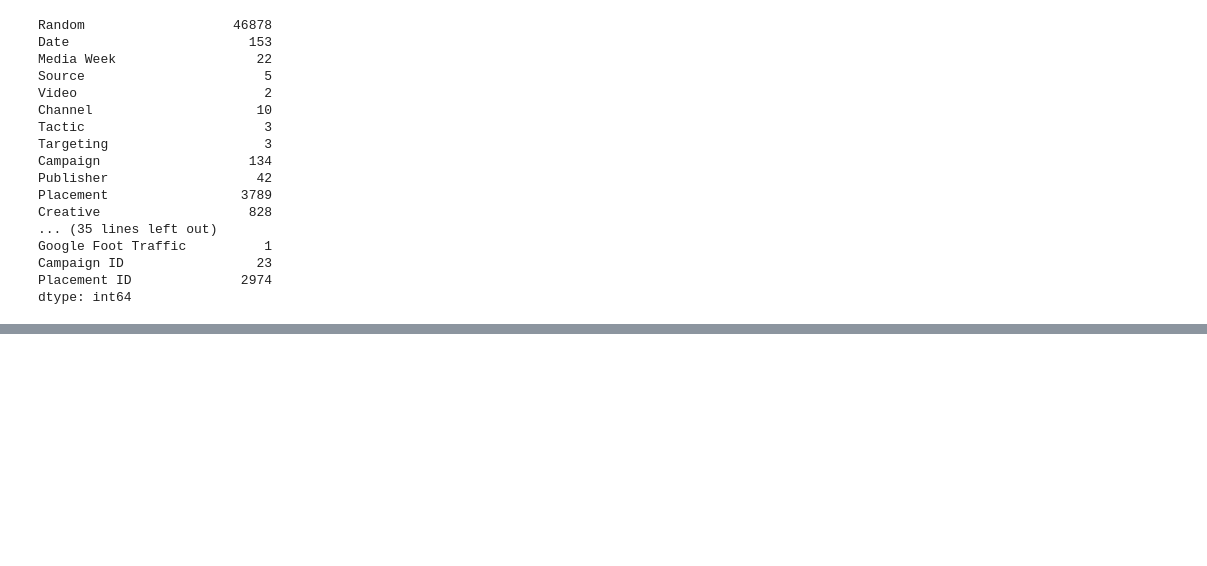
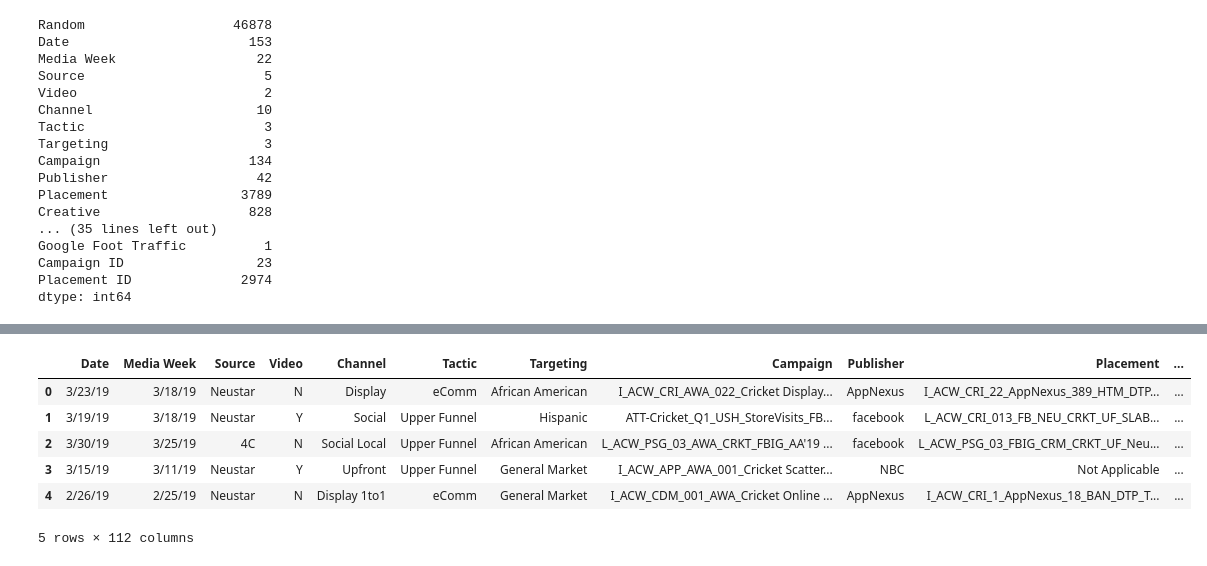
Before and after one commit to dclark18/H-SCricketMTA, a Jupyter notebook: MTA.ipynb, the cells around one changed output, grey strips where cells are left out. Saved outputs shown, nothing was run; the diff lists cells and outputs as text; code cells hidden in the pictures; blank space fills up the shorter version.

```diff
--- a/MTA.ipynb
+++ b/MTA.ipynb
@@ -105,0 +107,2 @@ print (data['Placement ID'].unique())
+# %%
+data['CPIGA'] = data['Spend']/data['iA']
@@ -105,0 +155,12 @@ print (data['Placement ID'].unique())
+# %%
+sourcedf = pd.get_dummies(data['Source'], prefix='source')
+videodf = pd.get_dummies(data['Video'], prefix='video')
+channeldf = pd.get_dummies(data['Channel'], prefix='channel')
+tacticdf = pd.get_dummies(data['Tactic'], prefix='tactic')
+targetingdf = pd.get_dummies(data['Targeting'], prefix='targeting')
+cmpnamedf = pd.get_dummies(data['New Campaign Name'], prefix='camp_name')
+phoneofferdf = pd.get_dummies(data['Phone Offer'], prefix='phone_offer')
+planofferdf = pd.get_dummies(data['Plan Offer'], prefix='plan_offer')
+matchdf = pd.get_dummies(data['MATCH'], prefix='match')
+custtypedf = pd.get_dummies(data['Customer Type'], prefix='cust_type')
+campaigniddf = pd.get_dummies(data['Campaign ID'], prefix='campaign_id')
@@ -105,0 +182,12 @@ print (data['Placement ID'].unique())
+# %%
+data = pd.concat([data, sourcedf, videodf, channeldf, tacticdf, targetingdf, cmpnamedf, phoneofferdf, planofferdf, matchdf, custtypedf, campaigniddf])
+# %%
+data.head()
+# %% [output]
+|  | Date | Media Week | Source | Video | Channel | Tactic | Targeting | Campaign | Publisher | Placement | ... |
+| 0 | 3/23/19 | 3/18/19 | Neustar | N | Display | eComm | African American | I_ACW_CRI_AWA_022_Cricket Display... | AppNexus | I_ACW_CRI_22_AppNexus_389_HTM_DTP... | ... |
+| 1 | 3/19/19 | 3/18/19 | Neustar | Y | Social | Upper Funnel | Hispanic | ATT-Cricket_Q1_USH_StoreVisits_FB... | facebook | L_ACW_CRI_013_FB_NEU_CRKT_UF_SLAB... | ... |
+| 2 | 3/30/19 | 3/25/19 | 4C | N | Social Local | Upper Funnel | African American | L_ACW_PSG_03_AWA_CRKT_FBIG_AA'19 ... | facebook | L_ACW_PSG_03_FBIG_CRM_CRKT_UF_Neu... | ... |
+| 3 | 3/15/19 | 3/11/19 | Neustar | Y | Upfront | Upper Funnel | General Market | I_ACW_APP_AWA_001_Cricket Scatter... | NBC | Not Applicable | ... |
+| 4 | 2/26/19 | 2/25/19 | Neustar | N | Display 1to1 | eComm | General Market | I_ACW_CDM_001_AWA_Cricket Online ... | AppNexus | I_ACW_CRI_1_AppNexus_18_BAN_DTP_T... | ... |
+5 rows × 112 columns
```
Also changed, not shown: parts of 17 cells of this notebook.
